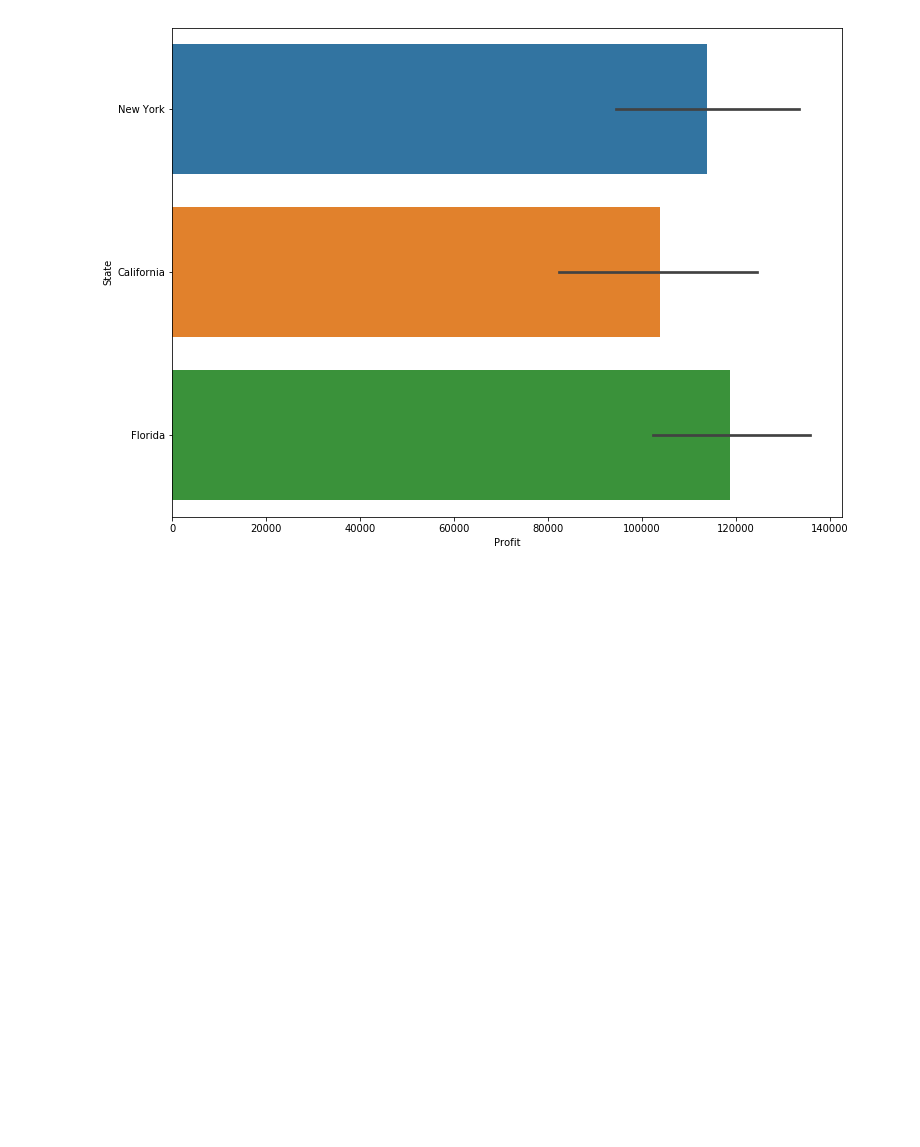
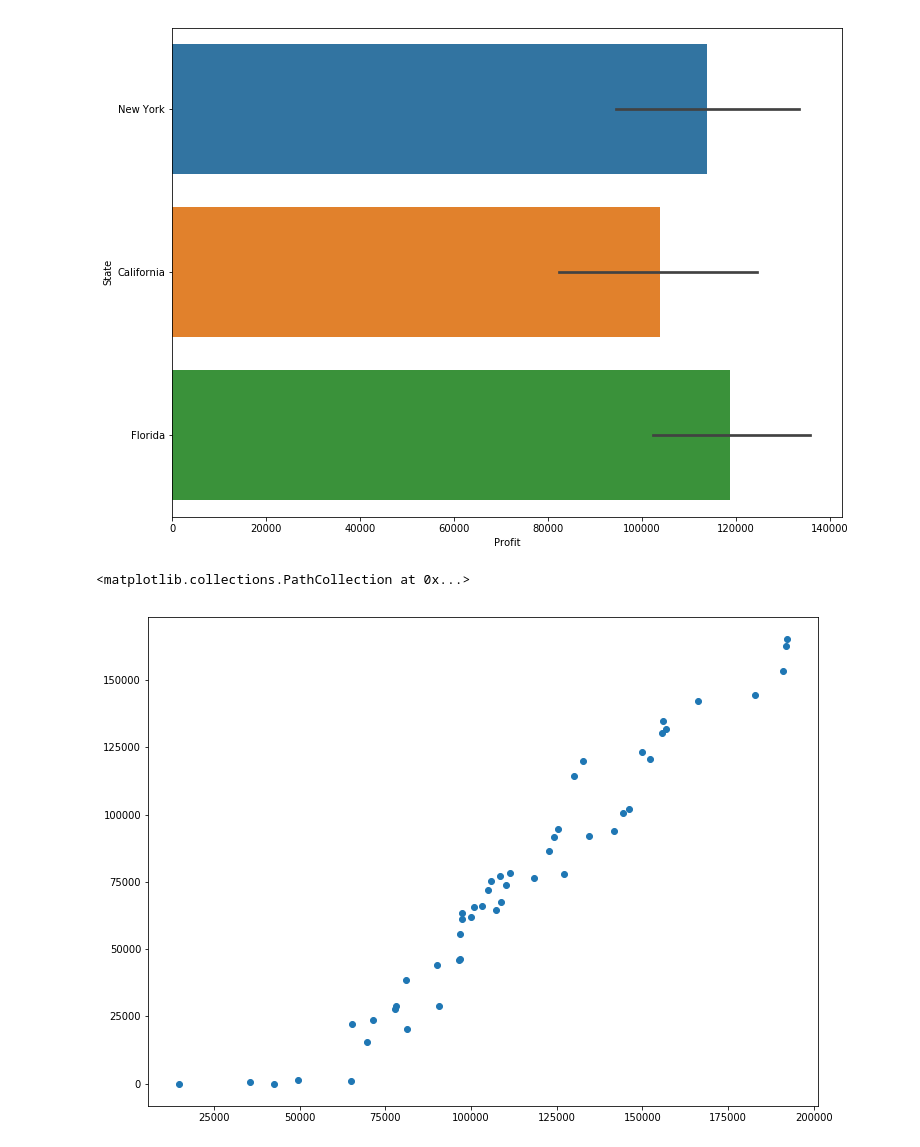
Before and after one commit to Rajathbharadwaj/SuperDataScience, a Jupyter notebook: Machine Learning A-Z/Part 2 - Regression/Section 5 - Multiple Linear Regression/Multiple_Linear_Regression/Untitled.ipynb, the cells around one changed output. Cells and saved outputs as stored; diff of their text form; code cells hidden in the pictures; blank space fills up the shorter version.

Commit message:
scatter plot :1234:

```diff
--- a/Machine Learning A-Z/Part 2 - Regression/Section 5 - Multiple Linear Regression/Multiple_Linear_Regression/Untitled.ipynb
+++ b/Machine Learning A-Z/Part 2 - Regression/Section 5 - Multiple Linear Regression/Multiple_Linear_Regression/Untitled.ipynb
@@ -31,3 +31,11 @@ sns.barplot(x='Profit',y='State',data=df)
 # %% [output]
 <matplotlib.axes._subplots.AxesSubplot at 0x...>
 [figure]
+# %%
+plt.figure(figsize=(12,9))
+plt.scatter('Profit','R&D Spend',data=df)
+plt.title('Profit VS R&D Spend')
+plt.x
+# %% [output]
+<matplotlib.collections.PathCollection at 0x...>
+[figure, added]
```
